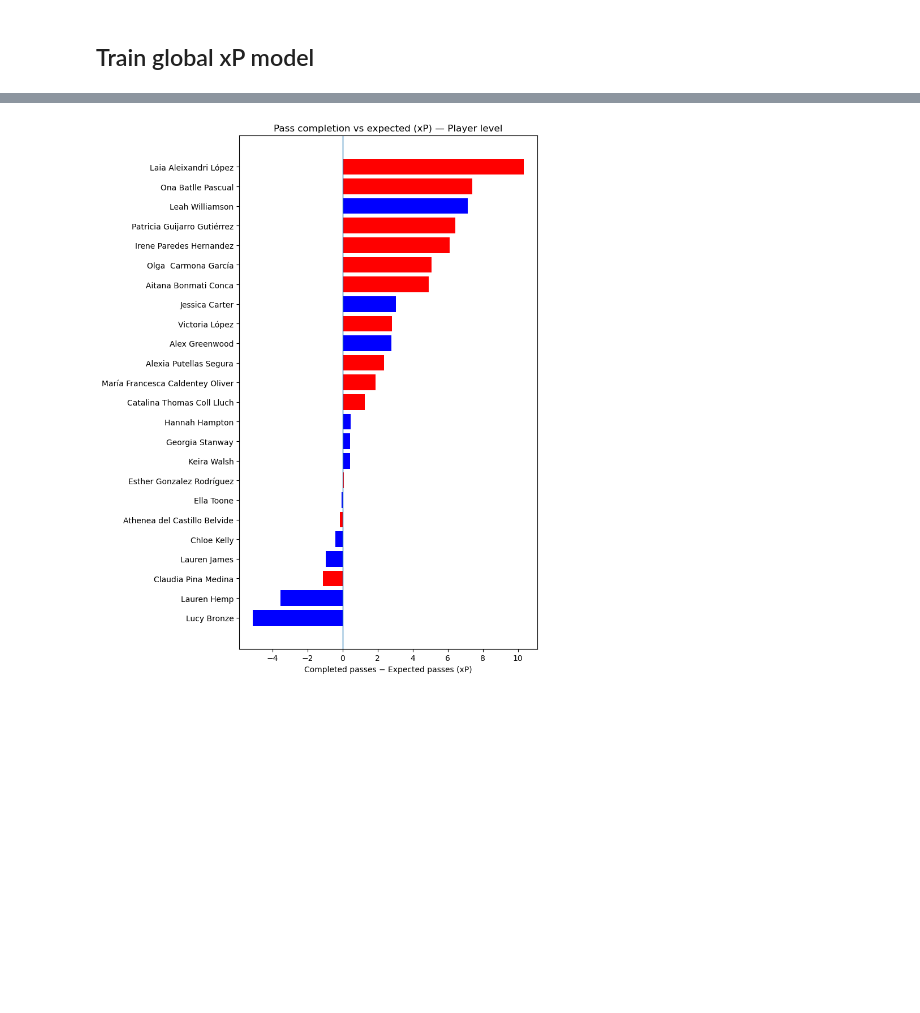
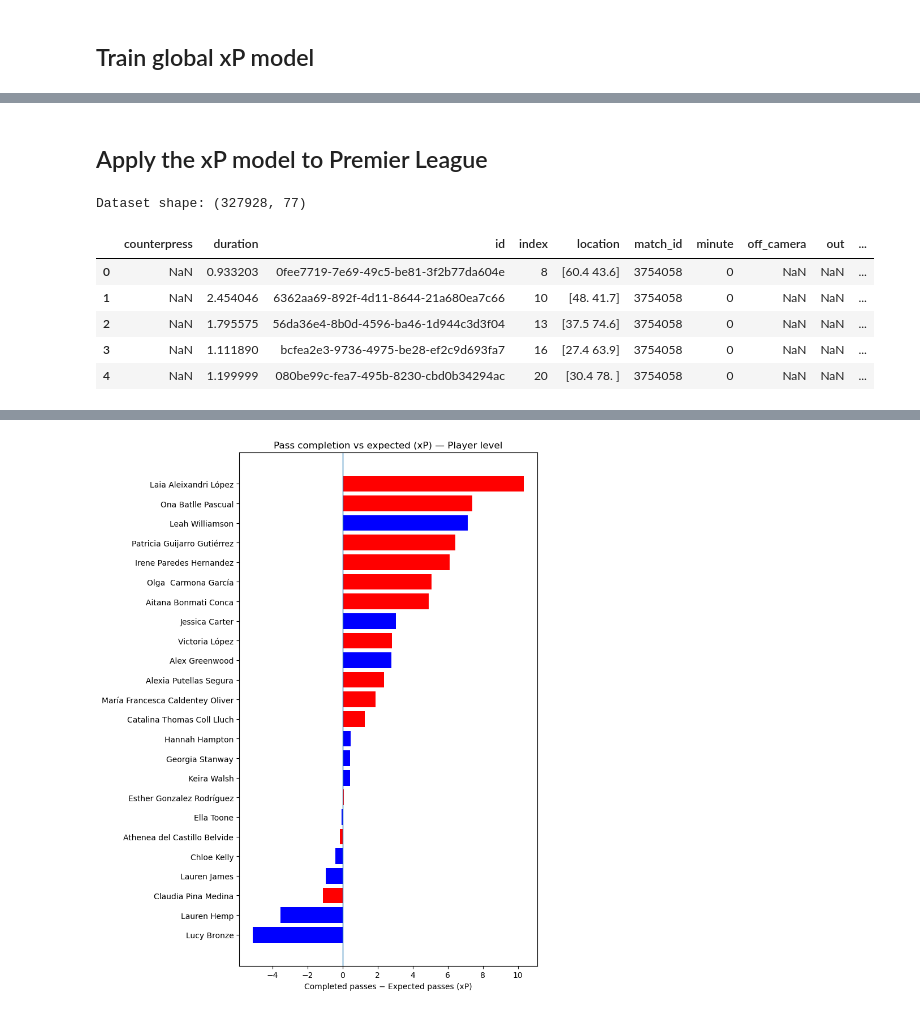
Before and after one commit to vickyfriss/Football-analytics, a Jupyter notebook: 202604 - 1 - Building Expected Passes xP for Men Top 5 Leagues.ipynb, the cells around one changed output, grey strips where cells are left out. Cells and saved outputs as stored; diff of their text form; code cells hidden in the pictures; blank space fills up the shorter version.

```diff
--- a/202604 - 1 - Building Expected Passes xP for Men Top 5 Leagues.ipynb
+++ b/202604 - 1 - Building Expected Passes xP for Men Top 5 Leagues.ipynb
@@ -1181 +1205,36 @@ df.head()
+# %% [markdown]
+## Apply the xP model to Premier League
+# %%
+# --
+# Clean Premier League dataset
+# --
+
+pl_df = (
+    df[df["competition_x"] == "England - Premier League"]  # filter league
+    .drop(columns=[col for col in df.columns
+                   if col.startswith("sq_start_") or col.startswith("sq_end_")])  # remove square dummies
+    .assign(competition=lambda x: x["competition_x"])  # create single competition column
+    .drop(columns=["competition_x", "competition_y"])  # remove duplicates
+)
+
+# Remove set pieces
+pl_df = pl_df[pl_df["setpiece"] == 0]
+
+# Reset index
+pl_df = pl_df.reset_index(drop=True)
+
+# Optional: free memory
+del df
+
+# Quick check
+print("Dataset shape:", pl_df.shape)
+pl_df.head()
+# %% [output]
+Dataset shape: (327928, 77)
+|  | counterpress | duration | id | index | location | match_id | minute | off_camera | out | ... |
+| 0 | NaN | 0.933203 | 0fee7719-7e69-49c5-be81-3f2b77da604e | 8 | [60.4 43.6] | 3754058 | 0 | NaN | NaN | ... |
+| 1 | NaN | 2.454046 | 6362aa69-892f-4d11-8644-21a680ea7c66 | 10 | [48. 41.7] | 3754058 | 0 | NaN | NaN | ... |
+| 2 | NaN | 1.795575 | 56da36e4-8b0d-4596-ba46-1d944c3d3f04 | 13 | [37.5 74.6] | 3754058 | 0 | NaN | NaN | ... |
+| 3 | NaN | 1.111890 | bcfea2e3-9736-4975-be28-ef2c9d693fa7 | 16 | [27.4 63.9] | 3754058 | 0 | NaN | NaN | ... |
+| 4 | NaN | 1.199999 | 080be99c-fea7-495b-8230-cbd0b34294ac | 20 | [30.4 78. ] | 3754058 | 0 | NaN | NaN | ... |
 # %%
```
Also changed, not shown: parts of 19 cells of this notebook.
